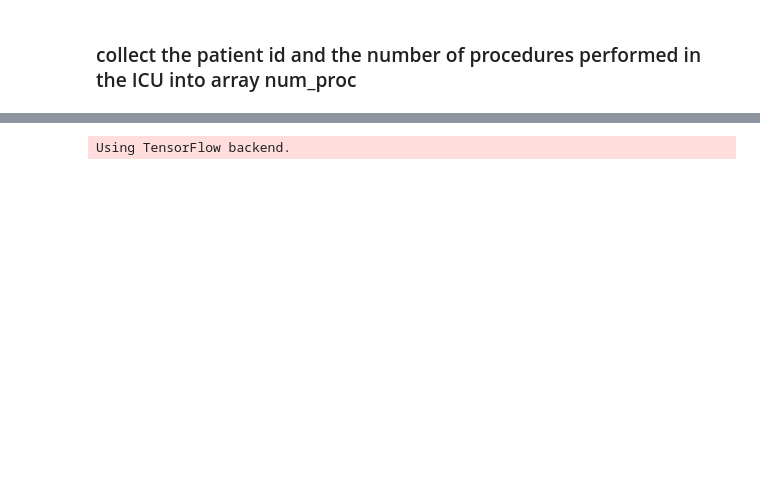
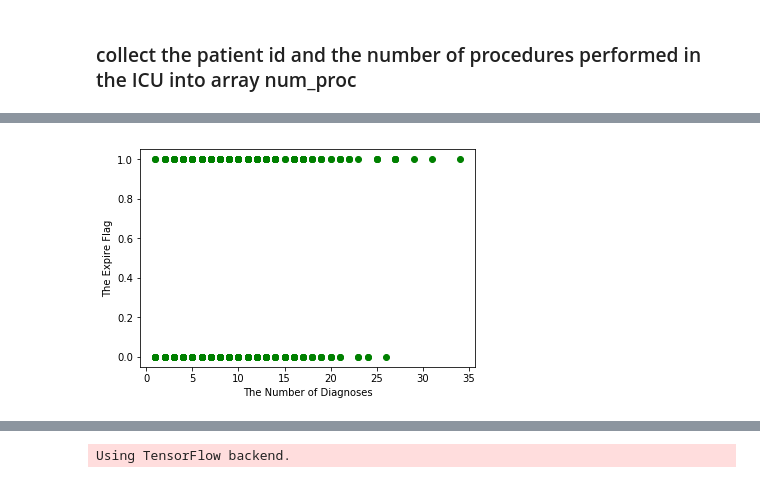
Before and after one commit to tessue/The-Data-Incubator-Challenge, a Jupyter notebook: dataIncu.ipynb, the cells around one changed output, grey strips where cells are left out. Saved outputs shown, nothing was run; the diff lists cells and outputs as text; code cells hidden in the pictures; blank space fills up the shorter version.

```diff
--- a/dataIncu.ipynb
+++ b/dataIncu.ipynb
@@ -75,3 +180,10 @@ plt.show()
+# %%
+plt.plot(dataset[:,4],dataset[:,1],'go')
+plt.xlabel('The Number of Diagnoses')
+plt.ylabel('The Expire Flag')
+plt.show()
+# %% [output]
+[figure, added]
 # %%
 survived_index = []
 deceased_index = []
```
Also changed, not shown: parts of 35 cells of this notebook.
